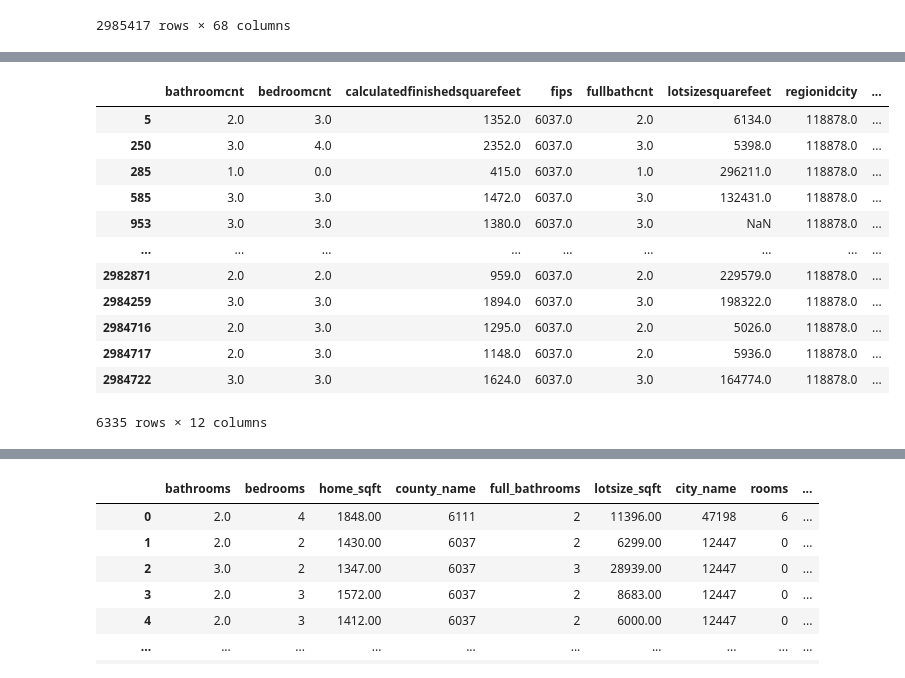
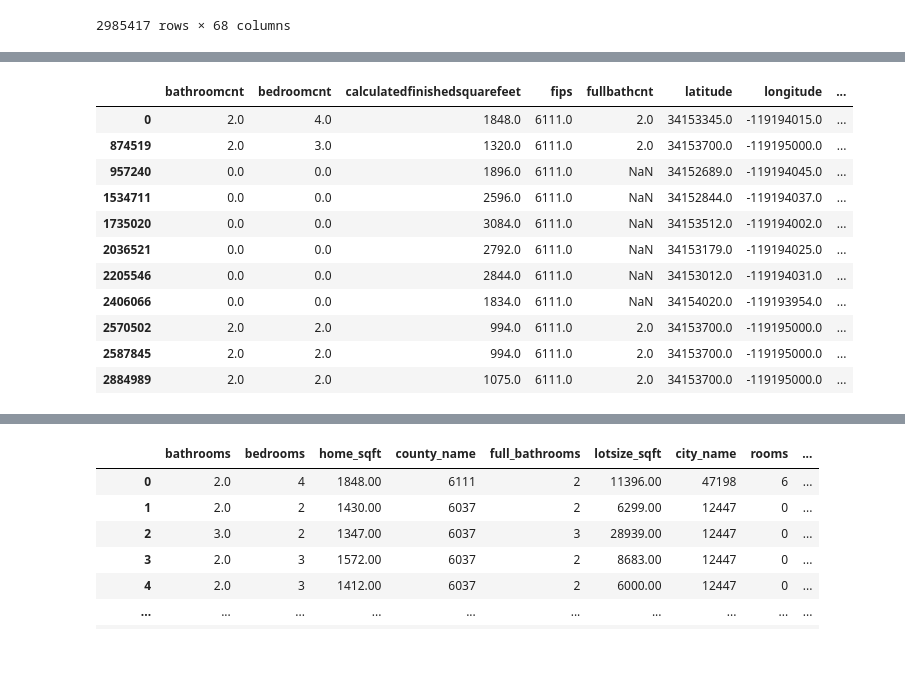
Before and after one commit to Jared-Wood135/zillow_project, a Jupyter notebook: wrangle.ipynb, the cells around one changed output, grey strips where cells are left out. Drawn from its saved outputs; the diff is of its cells as text; code cells hidden in the pictures.

```diff
--- a/wrangle.ipynb
+++ b/wrangle.ipynb
@@ -251,9 +251,9 @@ zillow = zillow.drop(columns=[
     'storydesc',
     'typeconstructiondesc',
     'calculatedbathnbr',
-    'latitude',
-    'longitude',
-    'regionidzip',
+    #'latitude',
+    #'longitude',
+    #'regionidzip',
     'finishedfloor1squarefeet',
     'finishedsquarefeet13',
     'finishedsquarefeet15',
@@ -267,5 +267,5 @@ zillow = zillow.drop(columns=[
     'finishedsquarefeet12',
     'parcelid',
     'rawcensustractandblock',
-    'censustractandblock',
+    #'censustractandblock',
     'pooltypeid2'])
@@ -272,16 +296,15 @@ zillow = zillow.drop(columns=[
 # %%
-zillow[zillow.regionidcity == 118878]
+zillow[zillow.censustractandblock == 61110044003006]
 # %% [output]
-|  | bathroomcnt | bedroomcnt | calculatedfinishedsquarefeet | fips | fullbathcnt | lotsizesquarefeet | regionidcity | ... |
-| 5 | 2.0 | 3.0 | 1352.0 | 6037.0 | 2.0 | 6134.0 | 118878.0 | ... |
-| 250 | 3.0 | 4.0 | 2352.0 | 6037.0 | 3.0 | 5398.0 | 118878.0 | ... |
-| 285 | 1.0 | 0.0 | 415.0 | 6037.0 | 1.0 | 296211.0 | 118878.0 | ... |
-| 585 | 3.0 | 3.0 | 1472.0 | 6037.0 | 3.0 | 132431.0 | 118878.0 | ... |
-| 953 | 3.0 | 3.0 | 1380.0 | 6037.0 | 3.0 | NaN | 118878.0 | ... |
-| ... | ... | ... | ... | ... | ... | ... | ... | ... |
-| 2982871 | 2.0 | 2.0 | 959.0 | 6037.0 | 2.0 | 229579.0 | 118878.0 | ... |
-| 2984259 | 3.0 | 3.0 | 1894.0 | 6037.0 | 3.0 | 198322.0 | 118878.0 | ... |
-| 2984716 | 2.0 | 3.0 | 1295.0 | 6037.0 | 2.0 | 5026.0 | 118878.0 | ... |
-| 2984717 | 2.0 | 3.0 | 1148.0 | 6037.0 | 2.0 | 5936.0 | 118878.0 | ... |
-| 2984722 | 3.0 | 3.0 | 1624.0 | 6037.0 | 3.0 | 164774.0 | 118878.0 | ... |
+|  | bathroomcnt | bedroomcnt | calculatedfinishedsquarefeet | fips | fullbathcnt | latitude | longitude | ... |
+| 0 | 2.0 | 4.0 | 1848.0 | 6111.0 | 2.0 | 34153345.0 | -119194015.0 | ... |
+| 874519 | 2.0 | 3.0 | 1320.0 | 6111.0 | 2.0 | 34153700.0 | -119195000.0 | ... |
+| 957240 | 0.0 | 0.0 | 1896.0 | 6111.0 | NaN | 34152689.0 | -119194045.0 | ... |
+| 1534711 | 0.0 | 0.0 | 2596.0 | 6111.0 | NaN | 34152844.0 | -119194037.0 | ... |
+| 1735020 | 0.0 | 0.0 | 3084.0 | 6111.0 | NaN | 34153512.0 | -119194002.0 | ... |
+| 2036521 | 0.0 | 0.0 | 2792.0 | 6111.0 | NaN | 34153179.0 | -119194025.0 | ... |
+| 2205546 | 0.0 | 0.0 | 2844.0 | 6111.0 | NaN | 34153012.0 | -119194031.0 | ... |
+| 2406066 | 0.0 | 0.0 | 1834.0 | 6111.0 | NaN | 34154020.0 | -119193954.0 | ... |
+| 2570502 | 2.0 | 2.0 | 994.0 | 6111.0 | 2.0 | 34153700.0 | -119195000.0 | ... |
+| 2587845 | 2.0 | 2.0 | 994.0 | 6111.0 | 2.0 | 34153700.0 | -119195000.0 | ... |
+| 2884989 | 2.0 | 2.0 | 1075.0 | 6111.0 | 2.0 | 34153700.0 | -119195000.0 | ... |
-6335 rows × 12 columns
```
Also changed, not shown: parts of 6 cells of this notebook, 1 other file.
